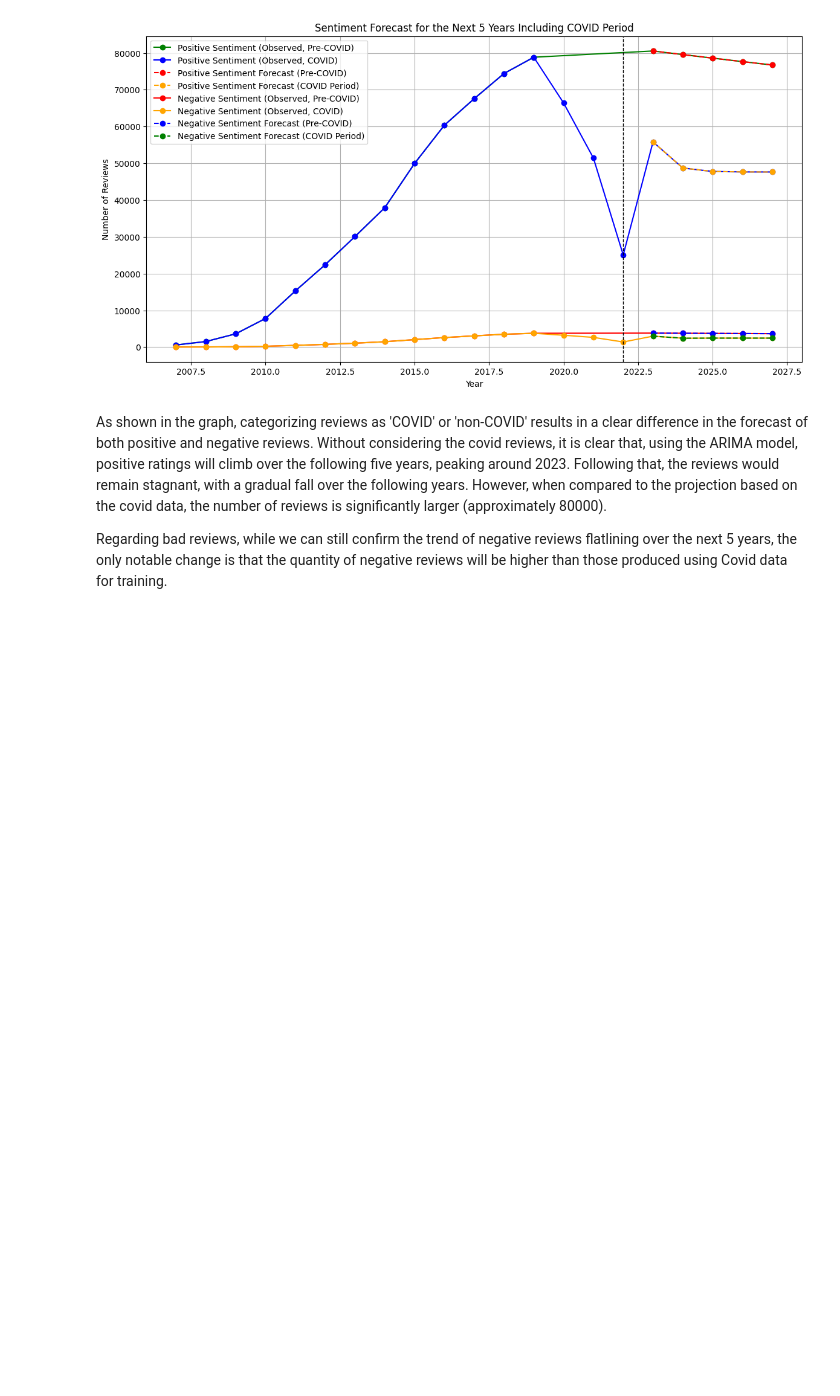
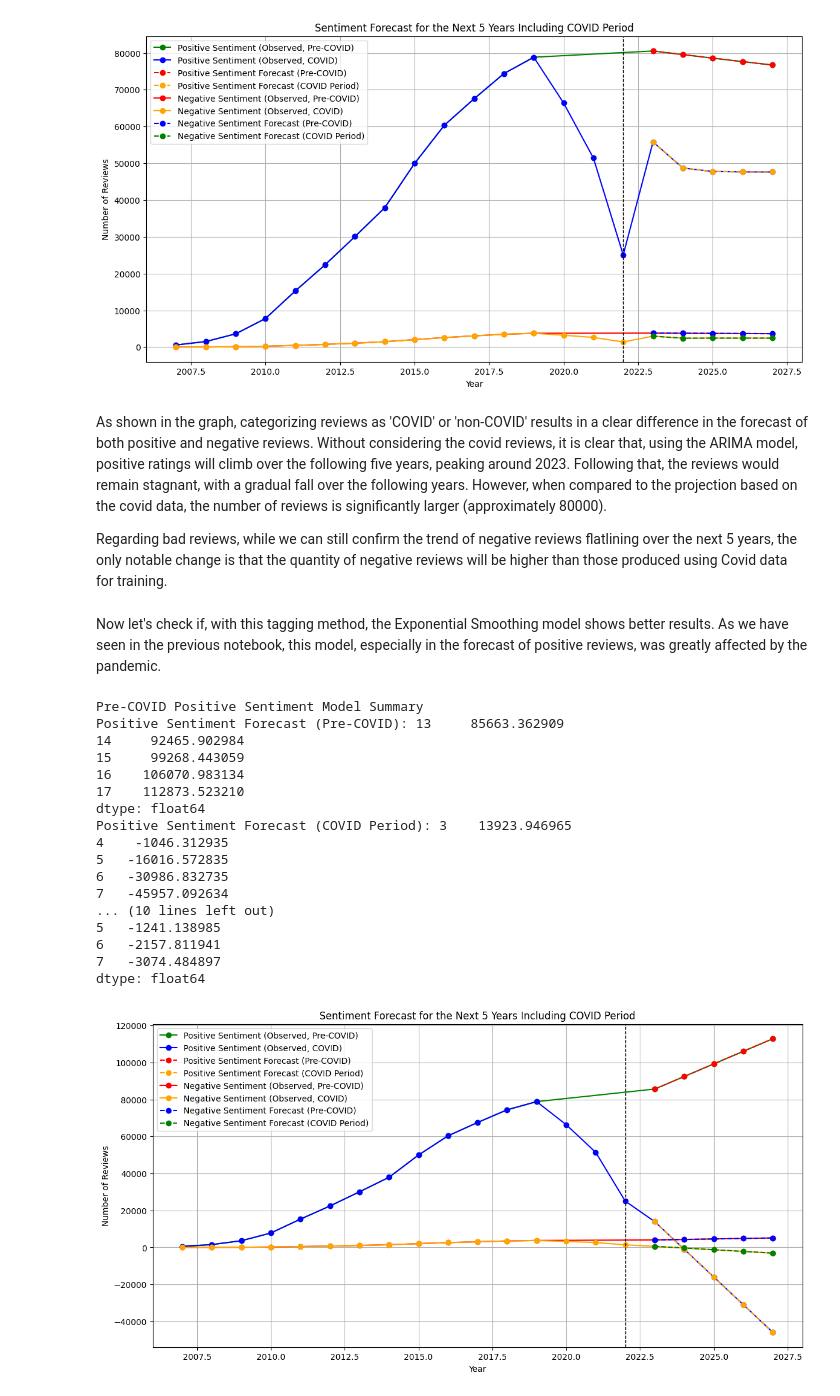
Before and after one commit to Antoni0Ferreira/FEUP-CAC, a Jupyter notebook: nlp_timeseries_covid.ipynb, the cells around one changed output. Cells and saved outputs as stored; diff of their text form; code cells hidden in the pictures; blank space fills up the shorter version.

```diff
--- a/npl_timeseries_covid.ipynb
+++ b/nlp_timeseries_covid.ipynb
@@ -228,3 +229,79 @@ plt.show()
 As shown in the graph, categorizing reviews as 'COVID' or 'non-COVID' results in a clear difference in the forecast of both positive and negative reviews. Without considering the covid reviews, it is clear that, using the ARIMA model, positive ratings will climb over the following five years, peaking around 2023. Following that, the reviews would remain stagnant, with a gradual fall over the following years. However, when compared to the projection based on the covid data, the number of reviews is significantly larger (approximately 80000).
 
 Regarding bad reviews, while we can still confirm the trend of negative reviews flatlining over the next 5 years, the only notable change is that the quantity of negative reviews will be higher than those produced using Covid data for training.
+# %% [markdown]
+Now let's check if, with this tagging method, the Exponential Smoothing model shows better results. As we have seen in the previous notebook, this model, especially in the forecast of positive reviews, was greatly affected by the pandemic.
+# %%
+# Fit the Exponential Smoothing model for positive sentiment (pre-COVID)
+positive_model_pre_covid = ExponentialSmoothing(pre_covid_data['positive_smoothed'].dropna(), trend='add').fit()
+print("Pre-COVID Positive Sentiment Model Summary")
+
+# Fit the Exponential Smoothing model for positive sentiment (COVID period)
+positive_model_covid = ExponentialSmoothing(covid_data['positive_smoothed'].dropna(), trend='add').fit()
+
+# Forecast for the next 5 years for positive sentiment (pre-COVID)
+positive_forecast_pre_covid = positive_model_pre_covid.forecast(steps=5)
+print('Positive Sentiment Forecast (Pre-COVID):', positive_forecast_pre_covid)
+
+# Forecast for the next 5 years for positive sentiment (COVID period)
+positive_forecast_covid = positive_model_covid.forecast(steps=5)
+print('Positive Sentiment Forecast (COVID Period):', positive_forecast_covid)
+
+# Repeat the same process for negative sentiment
+negative_model_pre_covid = ExponentialSmoothing(pre_covid_data['negative_smoothed'].dropna(), trend='add').fit()
+print("Pre-COVID Negative Sentiment Model Summary")
+
+negative_model_covid = ExponentialSmoothing(covid_data['negative_smoothed'].dropna(), trend='add').fit()
+
+negative_forecast_pre_covid = negative_model_pre_covid.forecast(steps=5)
+print('Negative Sentiment Forecast (Pre-COVID):', negative_forecast_pre_covid)
+
+negative_forecast_covid = negative_model_covid.forecast(steps=5)
+print('Negative Sentiment Forecast (COVID Period):', negative_forecast_covid)
+
+# Append the forecasted data to the original data
+pre_covid_data_date = pd.concat([pre_covid_data, pd.DataFrame({'year': forecast_years, 'positive_smoothed': positive_forecast_pre_covid, 'negative_smoothed': negative_forecast_pre_covid})], ignore_index=True)
+covid_data_date = pd.concat([yearly_data, pd.DataFrame({'year': forecast_years, 'positive_smoothed': positive_forecast_covid, 'negative_smoothed': negative_forecast_covid})], ignore_index=True)
+
+plt.figure(figsize=(14, 7))
+
+# Positive Sentiment
+plt.plot(pre_covid_data_date['year'], pre_covid_data_date['positive_smoothed'], label='Positive Sentiment (Observed, Pre-COVID)', color='green', marker='o')
+plt.plot(covid_data_date['year'], covid_data_date['positive_smoothed'], label='Positive Sentiment (Observed, COVID)', color='blue', marker='o')
+plt.plot(forecast_years, positive_forecast_pre_covid, label='Positive Sentiment Forecast (Pre-COVID)', color='red', linestyle='dashed', marker='o')
+plt.plot(forecast_years, positive_forecast_covid, label='Positive Sentiment Forecast (COVID Period)', color='orange', linestyle='dashed', marker='o')
+
+# Negative Sentiment
+plt.plot(pre_covid_data_date['year'], pre_covid_data_date['negative_smoothed'], label='Negative Sentiment (Observed, Pre-COVID)', color='red', marker='o')
+plt.plot(covid_data_date['year'], covid_data_date['negative_smoothed'], label='Negative Sentiment (Observed, COVID)', color='orange', marker='o')
+plt.plot(forecast_years, negative_forecast_pre_covid, label='Negative Sentiment Forecast (Pre-COVID)', color='blue', linestyle='dashed', marker='o')
+plt.plot(forecast_years, negative_forecast_covid, label='Negative Sentiment Forecast (COVID Period)', color='green', linestyle='dashed', marker='o')
+
+# Add vertical line to separate observed and forecasted periods
+plt.axvline(x=2022, color='black', linestyle='--', linewidth=1)
+
+plt.title('Sentiment Forecast for the Next 5 Years Including COVID Period')
+plt.xlabel('Year')
+plt.ylabel('Number of Reviews')
+plt.legend()
+plt.grid(True)
+plt.show()
+# %% [output]
+Pre-COVID Positive Sentiment Model Summary
+Positive Sentiment Forecast (Pre-COVID): 13     85663.362909
+14     92465.902984
+15     99268.443059
+16    106070.983134
+17    112873.523210
+dtype: float64
+Positive Sentiment Forecast (COVID Period): 3    13923.946965
+4    -1046.312935
+5   -16016.572835
+6   -30986.832735
+7   -45957.092634
+... (10 lines left out)
+5   -1241.138985
+6   -2157.811941
+7   -3074.484897
+dtype: float64
+[figure, added]
```
Also changed, not shown: parts of 3 cells of this notebook, 1 other file.
